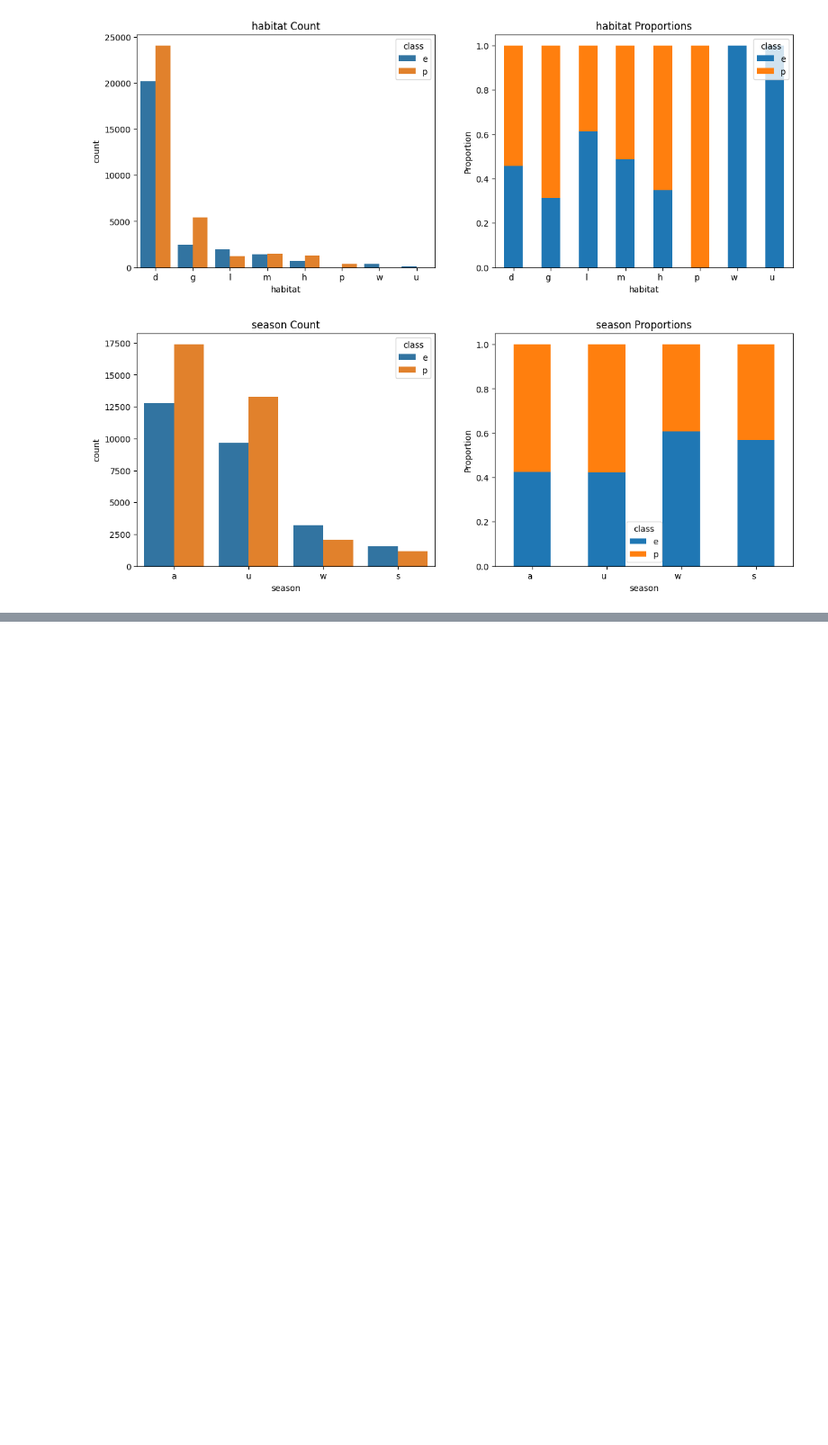
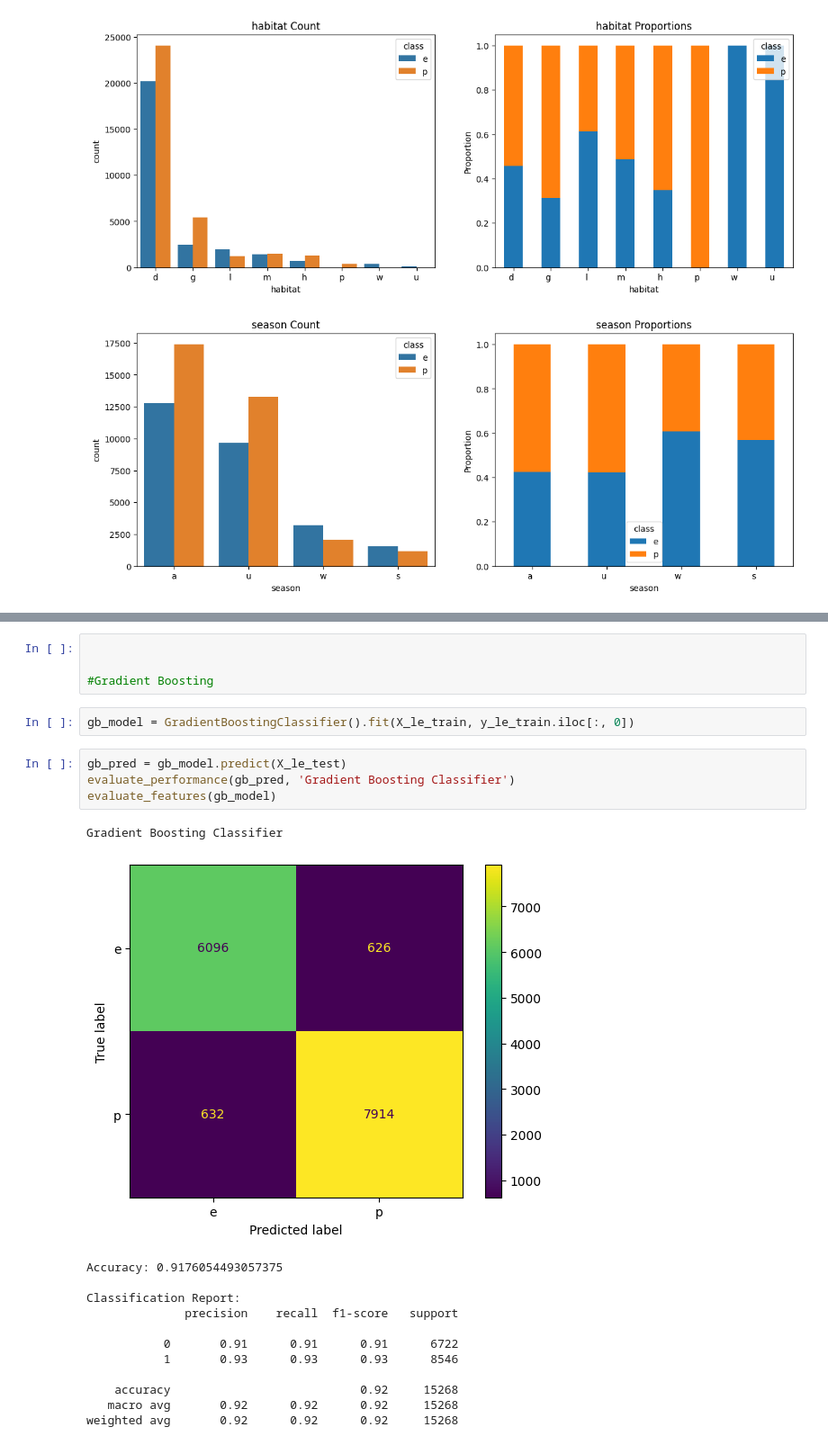
Before and after one commit to porterwilcox/supervised-learning, a Jupyter notebook: supervised-learning.ipynb, the cells around one changed output, grey strips where cells are left out. Shown at 90% size. Drawn from its saved outputs; the diff is of its cells as text; blank space fills up the shorter version.

```diff
--- a/supervised-learning.ipynb
+++ b/supervised-learning.ipynb
@@ -218,0 +401,24 @@ X_train, X_test, y_train, y_test = train_test_split(X, y, test_size=0.25, random
+# %%
+
+
+#Gradient Boosting
+# %%
+gb_model = GradientBoostingClassifier().fit(X_le_train, y_le_train.iloc[:, 0])
+# %%
+gb_pred = gb_model.predict(X_le_test)
+evaluate_performance(gb_pred, 'Gradient Boosting Classifier')
+evaluate_features(gb_model)
+# %% [output]
+Gradient Boosting Classifier
+[figure, added]
+Accuracy: 0.9176054493057375
+
+Classification Report:
+              precision    recall  f1-score   support
+
+           0       0.91      0.91      0.91      6722
+           1       0.93      0.93      0.93      8546
+
+    accuracy                           0.92     15268
+   macro avg       0.92      0.92      0.92     15268
+weighted avg       0.92      0.92      0.92     15268
```
Also changed, not shown: parts of 29 cells of this notebook.
